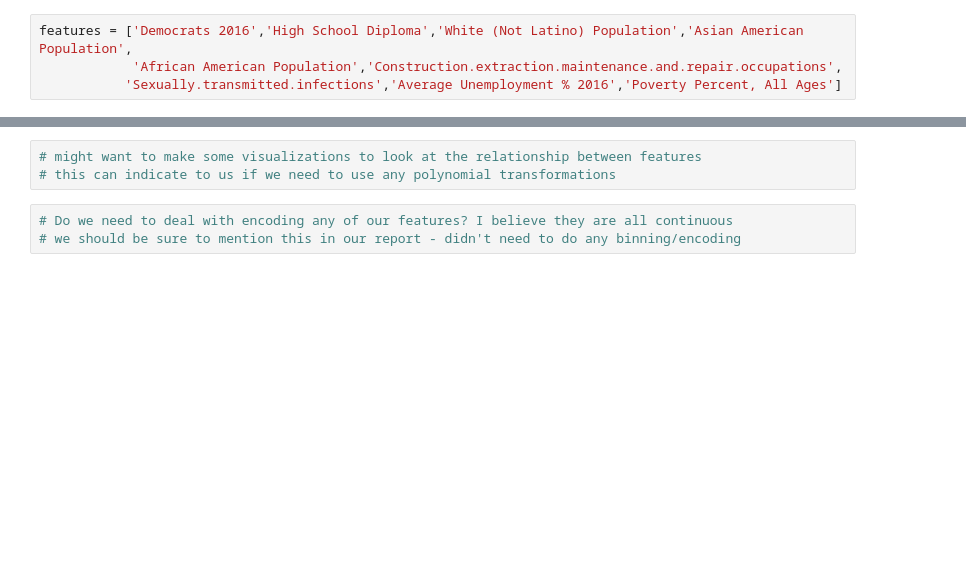
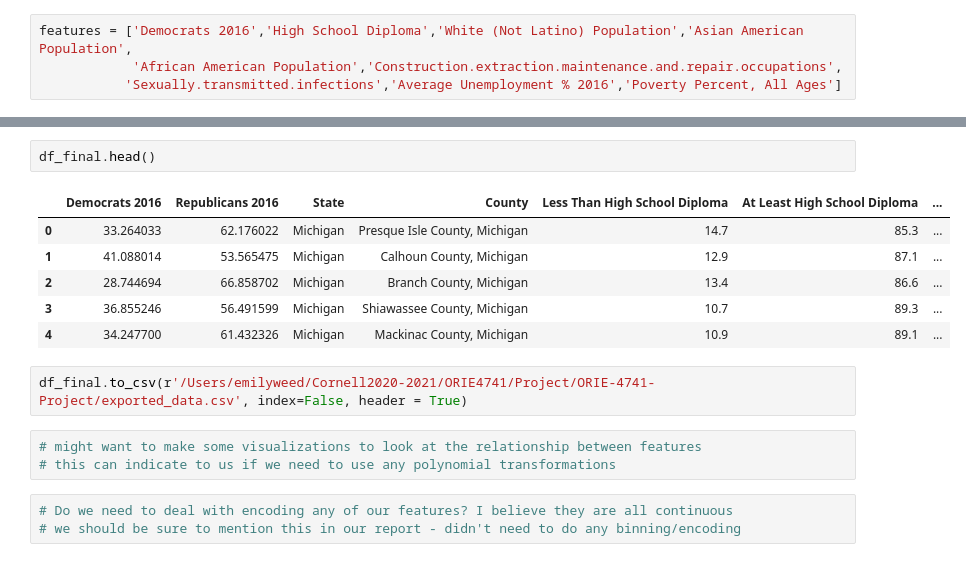
Before and after one commit to eweed001/ORIE-4741-Project, a Jupyter notebook: Data Cleaning and Manipulating.ipynb, the cells around one changed output, grey strips where cells are left out. Cells and saved outputs as stored; diff of their text form; blank space fills up the shorter version.

```diff
--- a/Data Cleaning and Manipulating.ipynb
+++ b/Data Cleaning and Manipulating.ipynb
@@ -702,3 +685,14 @@ sn.heatmap(df_features.corr(),cmap="YlGnBu",linewidth = 0.5)
+# %%
+df_final.head()
+# %% [output]
+|  | Democrats 2016 | Republicans 2016 | State | County | Less Than High School Diploma | At Least High School Diploma | ... |
+| 0 | 33.264033 | 62.176022 | Michigan | Presque Isle County, Michigan | 14.7 | 85.3 | ... |
+| 1 | 41.088014 | 53.565475 | Michigan | Calhoun County, Michigan | 12.9 | 87.1 | ... |
+| 2 | 28.744694 | 66.858702 | Michigan | Branch County, Michigan | 13.4 | 86.6 | ... |
+| 3 | 36.855246 | 56.491599 | Michigan | Shiawassee County, Michigan | 10.7 | 89.3 | ... |
+| 4 | 34.247700 | 61.432326 | Michigan | Mackinac County, Michigan | 10.9 | 89.1 | ... |
+# %%
+df_final.to_csv(r'/Users/emilyweed/Cornell2020-2021/ORIE4741/Project/ORIE-4741-Project/exported_data.csv', index=False, header = True)
 # %%
 # might want to make some visualizations to look at the relationship between features
 # this can indicate to us if we need to use any polynomial transformations
```
Also changed, not shown: parts of 24 cells of this notebook.
